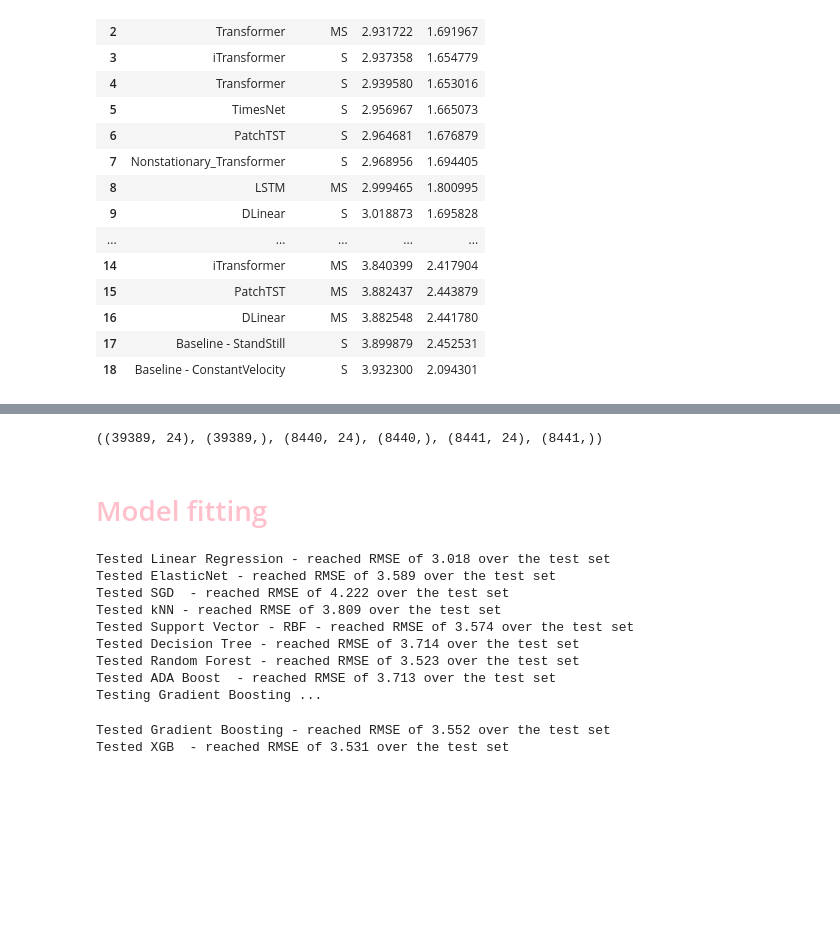
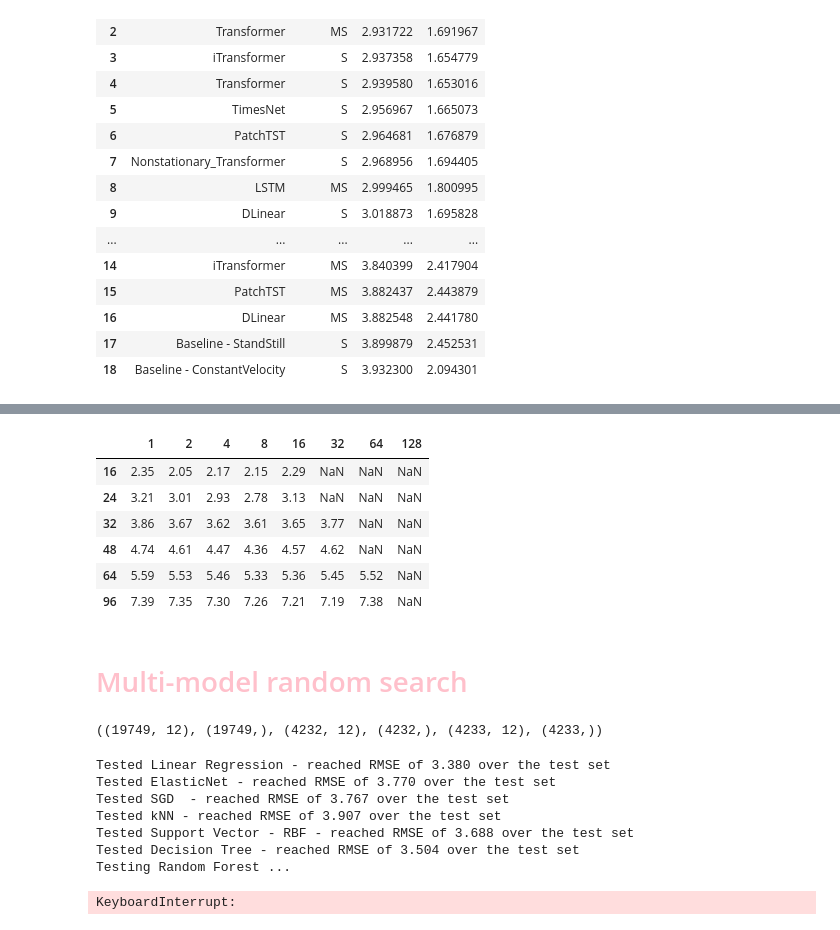
Before and after one commit to arnaud-odet/Time-Series-Library, a Jupyter notebook: tabular.ipynb, the cells around one changed output, grey strips where cells are left out. Saved outputs shown, nothing was run; the diff lists cells and outputs as text; code cells hidden in the pictures; blank space fills up the shorter version.

```diff
--- a/tabular.ipynb
+++ b/tabular.ipynb
@@ -52,25 +110,34 @@ test 4233
+# %%
+res_df.round(2)
+# %% [output]
+|  | 1 | 2 | 4 | 8 | 16 | 32 | 64 | 128 |
+| 16 | 2.35 | 2.05 | 2.17 | 2.15 | 2.29 | NaN | NaN | NaN |
+| 24 | 3.21 | 3.01 | 2.93 | 2.78 | 3.13 | NaN | NaN | NaN |
+| 32 | 3.86 | 3.67 | 3.62 | 3.61 | 3.65 | 3.77 | NaN | NaN |
+| 48 | 4.74 | 4.61 | 4.47 | 4.36 | 4.57 | 4.62 | NaN | NaN |
+| 64 | 5.59 | 5.53 | 5.46 | 5.33 | 5.36 | 5.45 | 5.52 | NaN |
+| 96 | 7.39 | 7.35 | 7.30 | 7.26 | 7.21 | 7.19 | 7.38 | NaN |
+# %% [markdown]
+# <span style = 'color:pink'>Multi-model random search
 # %%
-X_train, y_train, X_val, y_val, X_test, y_test = load_data(seq_len=seq_len, pred_len=pred_len, off_mask=False, downsample_factor=8)
+groups = [list(range(1,9)), list(range(9,16))]
+groups = None
+X_train, y_train, X_val, y_val, X_test, y_test = load_data(seq_len=seq_len, pred_len=pred_len, off_mask=True, groups=groups, downsample_factor=4)
 X_train.shape, y_train.shape, X_val.shape, y_val.shape, X_test.shape, y_test.shape
 # %% [output]
-((39389, 24), (39389,), (8440, 24), (8440,), (8441, 24), (8441,))
+((19749, 12), (19749,), (4232, 12), (4232,), (4233, 12), (4233,))
-# %% [markdown]
-# <span style = 'color:pink'>Model fitting
 # %%
 comp_df = compare_models_w_hpo(X_train=X_train, y_train=y_train,X_val=X_val, y_val=y_val, X_test=X_test, y_test=y_test,
-                               cv = False, n_iter_ml=20, n_iter_ann=1, method='regression')
+                               cv = False, n_iter_ml=4, n_iter_ann=1, method='regression')
 # %% [output]
-Tested Linear Regression - reached RMSE of 3.018 over the test set
-Tested ElasticNet - reached RMSE of 3.589 over the test set
-Tested SGD  - reached RMSE of 4.222 over the test set
-Tested kNN - reached RMSE of 3.809 over the test set
-Tested Support Vector - RBF - reached RMSE of 3.574 over the test set
-Tested Decision Tree - reached RMSE of 3.714 over the test set
-Tested Random Forest - reached RMSE of 3.523 over the test set
-Tested ADA Boost  - reached RMSE of 3.713 over the test set
-Testing Gradient Boosting ...
+Tested Linear Regression - reached RMSE of 3.380 over the test set
+Tested ElasticNet - reached RMSE of 3.770 over the test set
+Tested SGD  - reached RMSE of 3.767 over the test set
+Tested kNN - reached RMSE of 3.907 over the test set
+Tested Support Vector - RBF - reached RMSE of 3.688 over the test set
+Tested Decision Tree - reached RMSE of 3.504 over the test set
+Testing Random Forest ...
-Tested Gradient Boosting - reached RMSE of 3.552 over the test set
-Tested XGB  - reached RMSE of 3.531 over the test set
+KeyboardInterrupt:
 # %%
 comp_df
 # %% [output]
```
Also changed, not shown: parts of 5 cells of this notebook, 2 other files.
